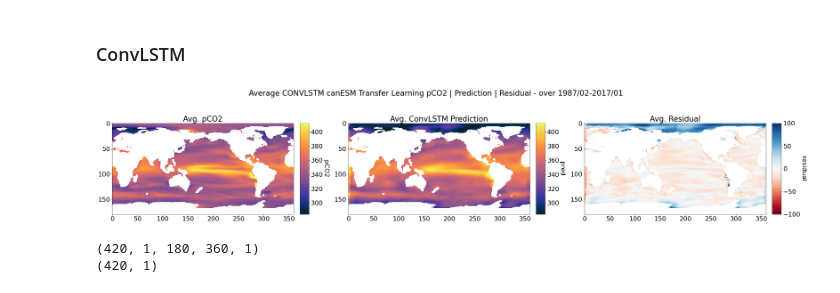
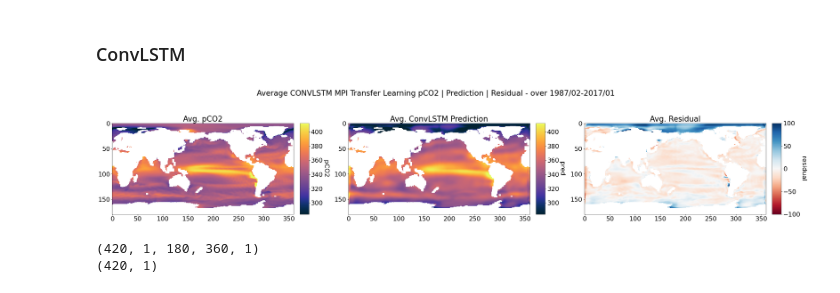
Before and after one commit to sk981102/ocean_co2, a Jupyter notebook: notebooks/deep_learning/006_ConvLSTM_mpi_transfer2.ipynb, the cells around one changed output. Saved outputs shown, nothing was run; the diff lists cells and outputs as text; code cells hidden in the pictures.

```diff
--- a/notebooks/deep_learning/006_ConvLSTM_mpi_transfer2.ipynb
+++ b/notebooks/deep_learning/006_ConvLSTM_mpi_transfer2.ipynb
@@ -346,35 +330,35 @@ axis[0].set_title("Avg. pCO2")
 divider = make_axes_locatable(axis[0])
 cax = divider.append_axes('right', size='5%', pad=0.3)
 cbar=figure.colorbar(im0, cax=cax, orientation='vertical')
 cbar.ax.get_yaxis().labelpad = 20
 cbar.ax.set_ylabel('pCO2', rotation=270)
 cbar.set_ticklabels(np.arange(280,440,20))
 
 im1 =axis[1].imshow(np.flipud(avg_y_pred[0]),cmap = cm.cm.thermal,norm=norm,label="pCO2 pred")
 axis[1].set_title("Avg. ConvLSTM Prediction")
 
 divider = make_axes_locatable(axis[1])
 cax = divider.append_axes('right', size='5%', pad=0.3)
 cbar2=figure.colorbar(im1, cax=cax, orientation='vertical')
 cbar2.ax.get_yaxis().labelpad = 20
 cbar2.ax.set_ylabel('pred', rotation=270)
 cbar2.set_ticklabels(np.arange(280,440,20))
 
 im2=axis[2].imshow(np.flipud(avg_res[0]),cmap = "RdBu",norm=norm2,label="residual")
 axis[2].set_title("Avg. Residual")
 
 divider = make_axes_locatable(axis[2])
 cax = divider.append_axes('right', size='5%', pad=0.3)
 cbar3=figure.colorbar(im2, cax=cax, orientation='vertical')
 cbar3.ax.get_yaxis().labelpad = 20
 cbar3.ax.set_ylabel('residual', rotation=270)
 #cbar3.set_ticklabels(np.arange(-100,100,20))
 
-figure.suptitle("Average CONVLSTM canESM Transfer Learning pCO2 | Prediction | Residual - over 1987/02-2017/01")
+figure.suptitle("Average CONVLSTM MPI Transfer Learning pCO2 | Prediction | Residual - over 1987/02-2017/01")
 
 plt.savefig("../../assets/figure6.0_convlstm_MPI.jpg")
 # %% [output]
-[figure, old version]
+[figure, new version]
 # %%
 y_true_full[coord2]=np.nan
 predicted_frames[coord2]=np.nan
```
Also changed, not shown: parts of 6 cells of this notebook, 6 other files.
